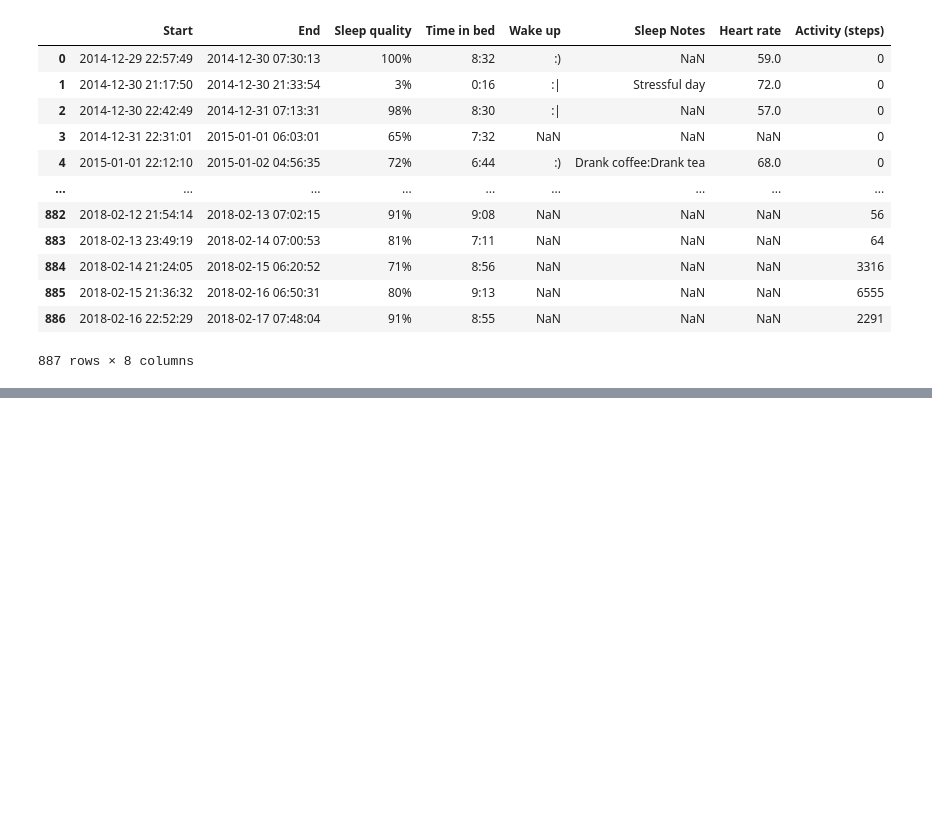
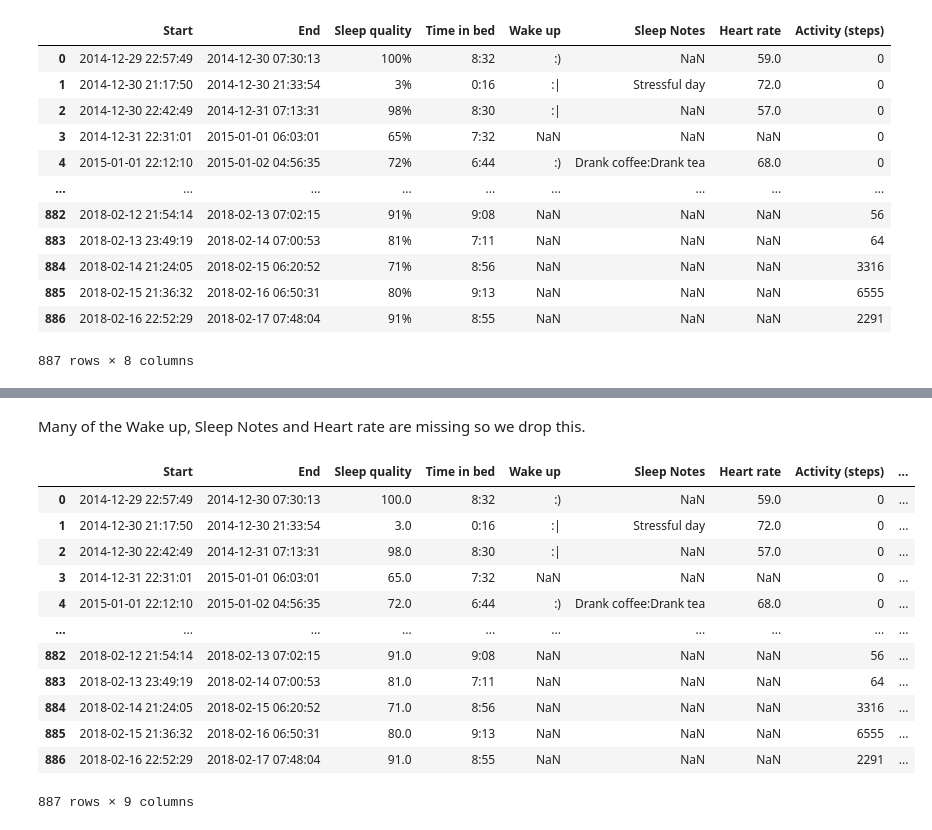
Before and after one commit to darasiemi/sleep-quality-prediction, a Jupyter notebook: EDA/EDA_notebook.ipynb, the cells around one changed output, grey strips where cells are left out. Drawn from its saved outputs; the diff is of its cells as text; code cells hidden in the pictures; blank space fills up the shorter version.

```diff
--- a/EDA/EDA_notebook.ipynb
+++ b/EDA/EDA_notebook.ipynb
@@ -21,0 +58,2 @@ df
+# %% [markdown]
+Many of the Wake up, Sleep Notes and Heart rate are missing so we drop this.
@@ -21,0 +70,16 @@ df
+# %%
+df
+# %% [output]
+|  | Start | End | Sleep quality | Time in bed | Wake up | Sleep Notes | Heart rate | Activity (steps) | ... |
+| 0 | 2014-12-29 22:57:49 | 2014-12-30 07:30:13 | 100.0 | 8:32 | :) | NaN | 59.0 | 0 | ... |
+| 1 | 2014-12-30 21:17:50 | 2014-12-30 21:33:54 | 3.0 | 0:16 | :| | Stressful day | 72.0 | 0 | ... |
+| 2 | 2014-12-30 22:42:49 | 2014-12-31 07:13:31 | 98.0 | 8:30 | :| | NaN | 57.0 | 0 | ... |
+| 3 | 2014-12-31 22:31:01 | 2015-01-01 06:03:01 | 65.0 | 7:32 | NaN | NaN | NaN | 0 | ... |
+| 4 | 2015-01-01 22:12:10 | 2015-01-02 04:56:35 | 72.0 | 6:44 | :) | Drank coffee:Drank tea | 68.0 | 0 | ... |
+| ... | ... | ... | ... | ... | ... | ... | ... | ... | ... |
+| 882 | 2018-02-12 21:54:14 | 2018-02-13 07:02:15 | 91.0 | 9:08 | NaN | NaN | NaN | 56 | ... |
+| 883 | 2018-02-13 23:49:19 | 2018-02-14 07:00:53 | 81.0 | 7:11 | NaN | NaN | NaN | 64 | ... |
+| 884 | 2018-02-14 21:24:05 | 2018-02-15 06:20:52 | 71.0 | 8:56 | NaN | NaN | NaN | 3316 | ... |
+| 885 | 2018-02-15 21:36:32 | 2018-02-16 06:50:31 | 80.0 | 9:13 | NaN | NaN | NaN | 6555 | ... |
+| 886 | 2018-02-16 22:52:29 | 2018-02-17 07:48:04 | 91.0 | 8:55 | NaN | NaN | NaN | 2291 | ... |
+887 rows × 9 columns
```
Also changed, not shown: parts of 38 cells of this notebook, 3 other files.
